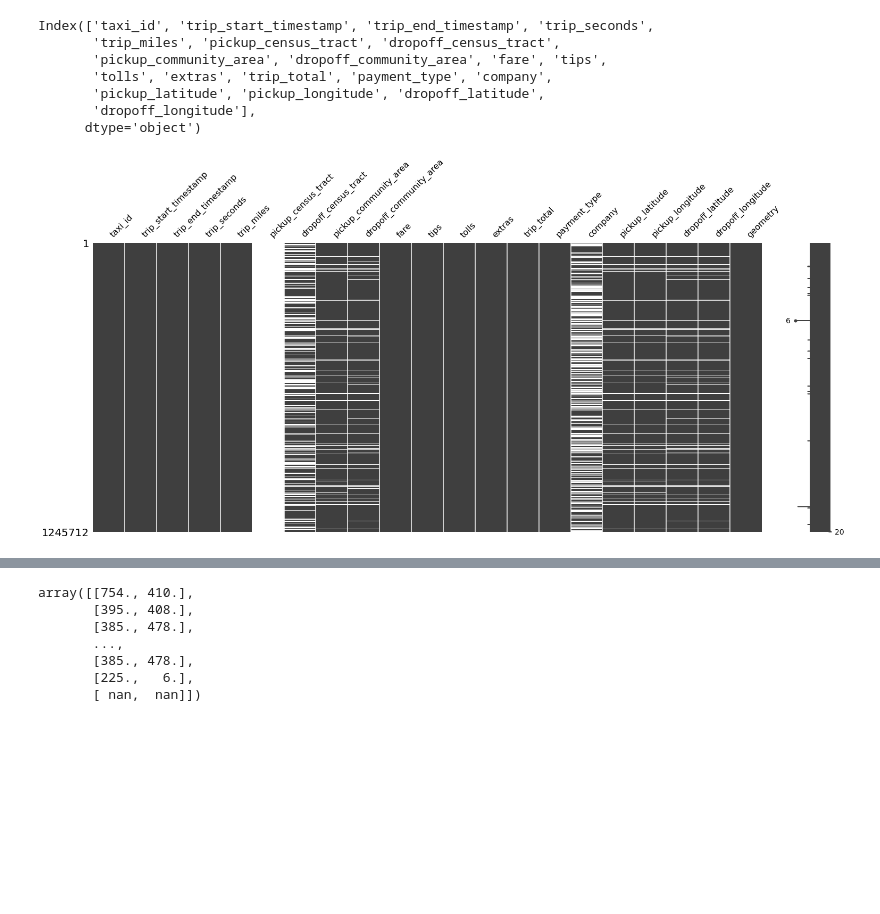
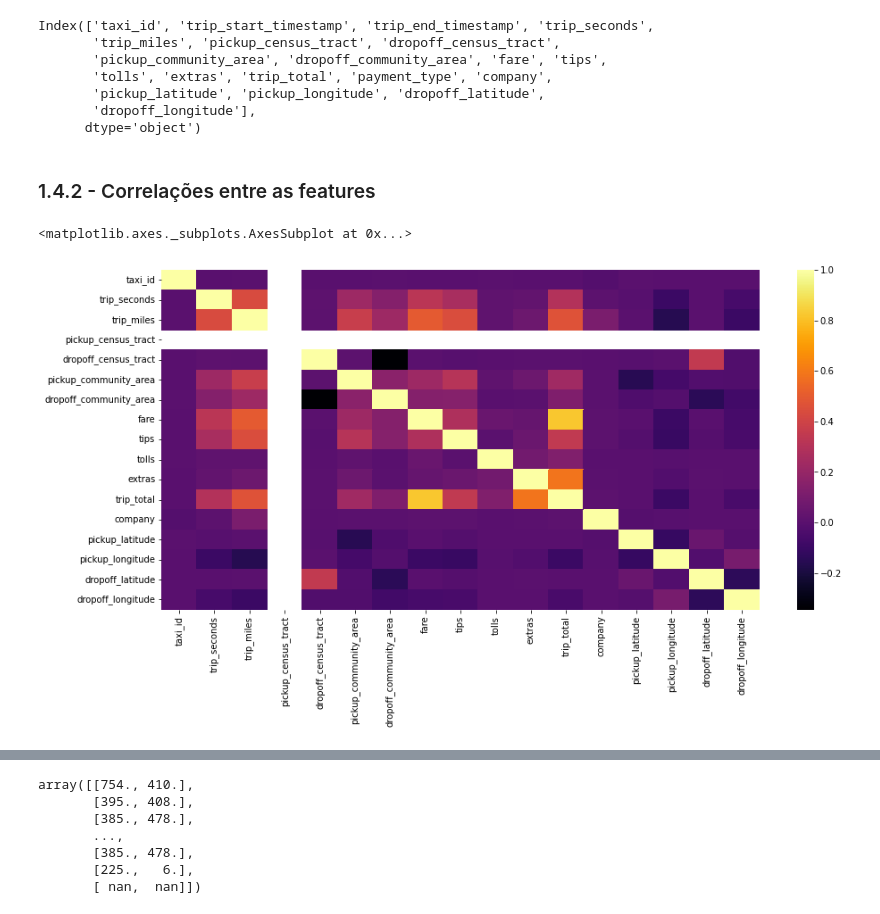
Before and after one commit to Ed1lson/MAC04592021-Atividades, a Jupyter notebook: K_means_Cluster_on_Chicago_City_Taxi_trips.ipynb, the cells around one changed output, grey strips where cells are left out. Cells and saved outputs as stored; diff of their text form; code cells hidden in the pictures; blank space fills up the shorter version.

```diff
--- a/K_means_Cluster_on_Chicago_City_Taxi_trips.ipynb
+++ b/K_means_Cluster_on_Chicago_City_Taxi_trips.ipynb
@@ -118,10 +111,14 @@ Index(['taxi_id', 'trip_start_timestamp', 'trip_end_timestamp', 'trip_seconds',
       dtype='object')
 # %%
 locations = df[['pickup_latitude', 'pickup_longitude']]
-# %%
-import missingno as msno
-
-msno.matrix(df)
-plt.show()
-# %% [output]
-[figure, old version]
+# %% [markdown]
+### 1.4.2 - Correlações entre as features
+# %%
+df_corr=df.corr()
+# %%
+plt.figure(figsize=(15,7))
+sns.heatmap(df_corr, cmap="inferno")
+#sns.heatmap(df_corr, cmap="Blues")
+# %% [output]
+<matplotlib.axes._subplots.AxesSubplot at 0x...>
+[figure, added]
```
Also changed, not shown: parts of 16 cells of this notebook.
